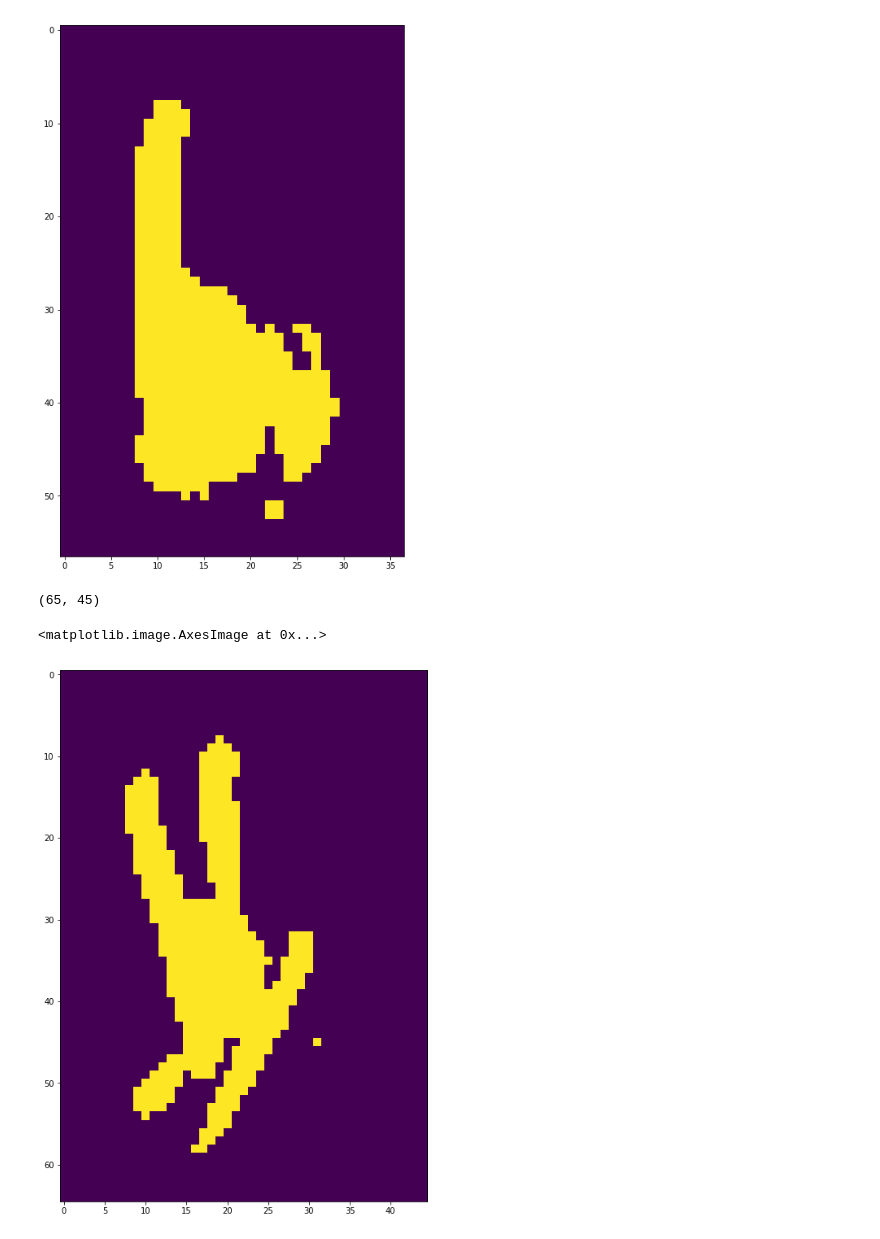
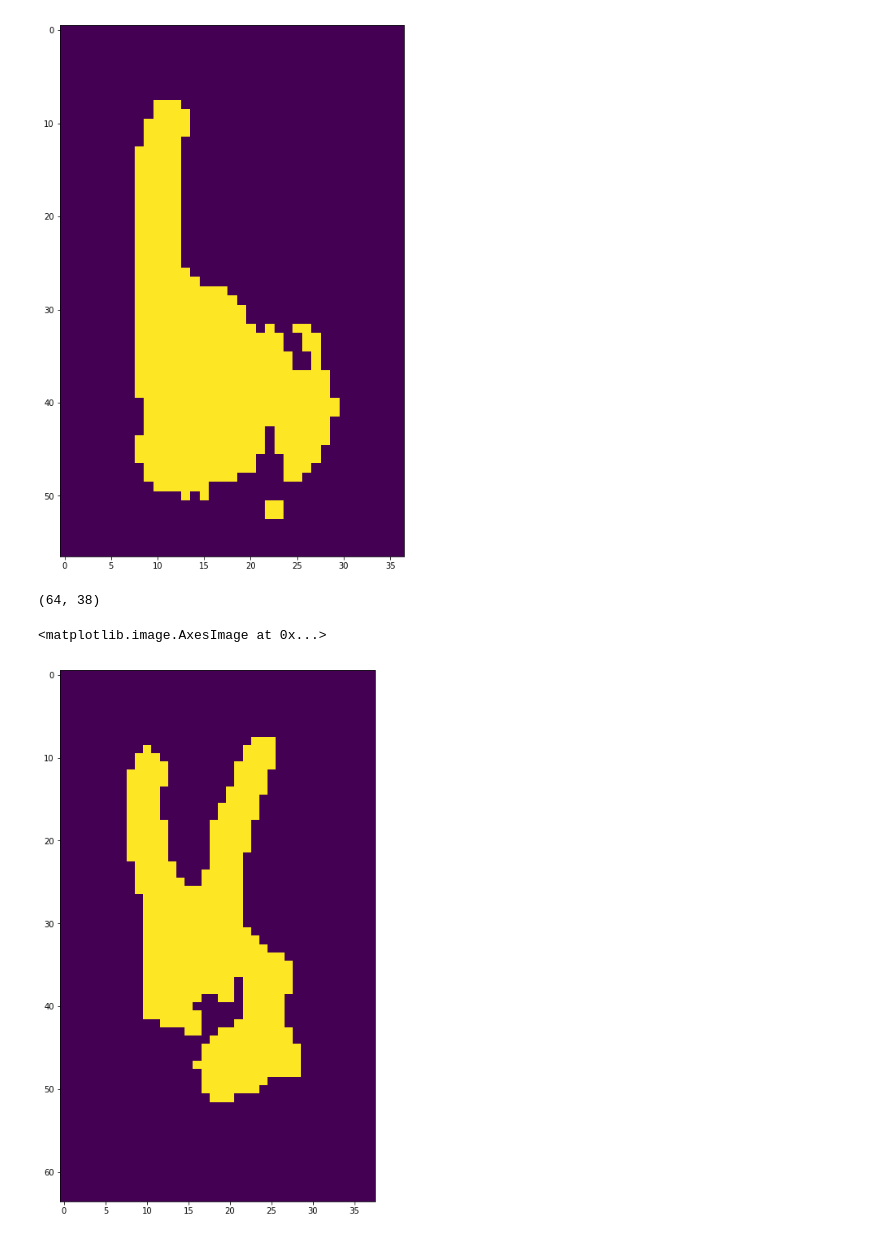
Before and after one commit to Deep419/Computer-Vision, a Jupyter notebook: challenges/learning_to_see/code.ipynb, the cells around one changed output. Drawn from its saved outputs; the diff is of its cells as text; code cells hidden in the pictures.

```diff
--- a/challenges/learning_to_see/code.ipynb
+++ b/challenges/learning_to_see/code.ipynb
@@ -175,27 +175,27 @@ imshow(cropped_image)
 <matplotlib.image.AxesImage at 0x...>
 [figure]
 # %%
-i = 3
+i =1
 cropped_image = d[i]['image'][d[i]['boxEdges'][2]:d[i]['boxEdges'][3], \
                                  d[i]['boxEdges'][0]:d[i]['boxEdges'][1]]
 #label = count_fingers_deep(cropped_image)
 import matplotlib.pyplot as plt
 print(cropped_image.shape)
 cropped_image = cropped_image>125
 # T = np.zeros_like(cropped_image)
 # for col in range(0,cropped_image.shape[1],1):
 #     for row in range(0,cropped_image.shape[0],1):
 #         if (row+9>=cropped_image.shape[0] or col+9>=cropped_image.shape[1]):
 #             continue
 #         cut = cropped_image[row:row+9,col:col+9]
 #         if (cut[4,4] and not cut[0,0] and cut[5,8]):
 #             T[row+4,col+4]=1
         #print(row,col,cut.shape)
 
 fig = figure(0, (12,12))
 imshow(cropped_image)
 # %% [output]
-(65, 45)
+(64, 38)
 <matplotlib.image.AxesImage at 0x...>
-[figure, old version]
+[figure, new version]
 # %%
```
Also changed, not shown: parts of 7 cells of this notebook, 1 other file.
